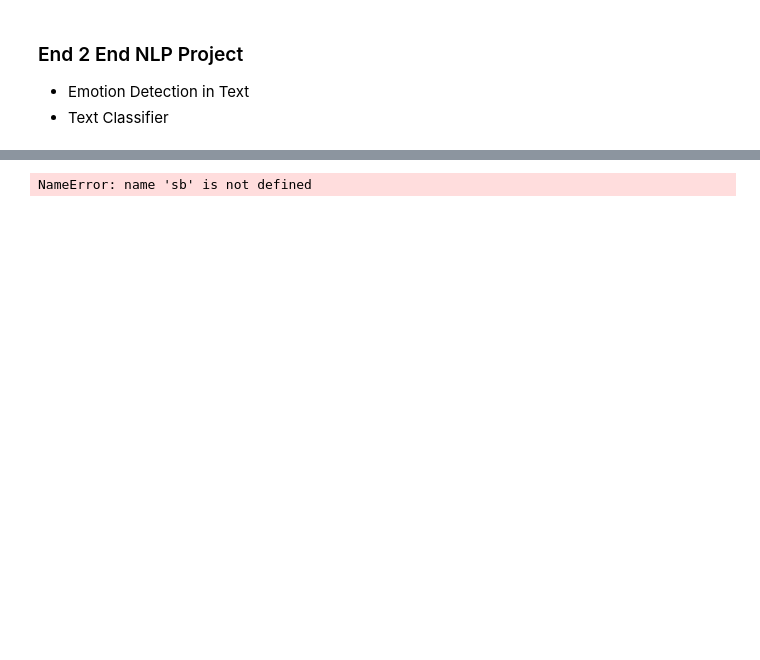
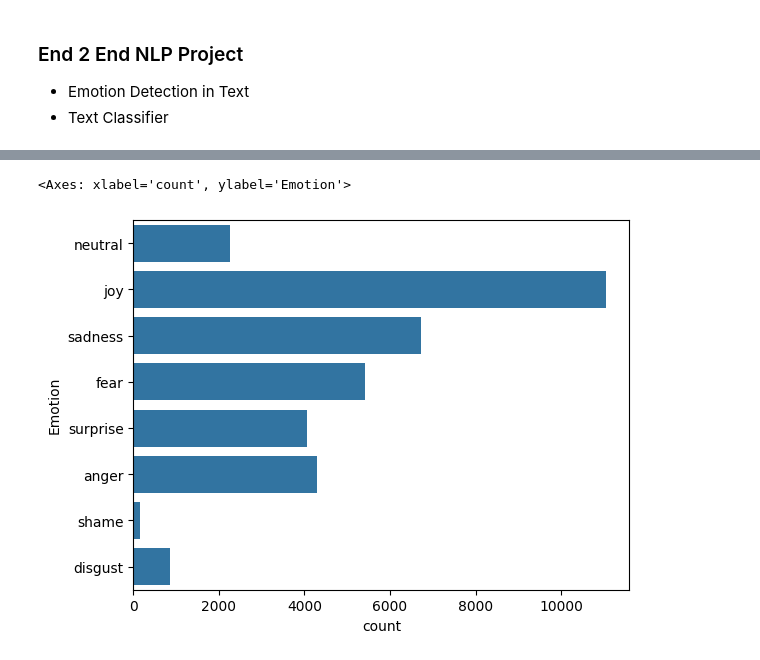
Before and after one commit to DUEKALION/end2end-nlp-project, a Jupyter notebook: notebooks/End2End-NLP-Project.ipynb, the cells around one changed output, grey strips where cells are left out. Cells and saved outputs as stored; diff of their text form; code cells hidden in the pictures; blank space fills up the shorter version.

```diff
--- a/notebooks/End2End-NLP-Project.ipynb
+++ b/notebooks/End2End-NLP-Project.ipynb
@@ -62,5 +71,6 @@ NameError: name 'sbn' is not defined
 # %%
-#plot
-sb.countplot(x='Emotion', data=df)
+# Using seaborn to plot
+sns.countplot(df['Emotion'])
 # %% [output]
-NameError: name 'sb' is not defined
+<Axes: xlabel='count', ylabel='Emotion'>
+[figure, added]
```
Also changed, not shown: parts of 12 cells of this notebook.
